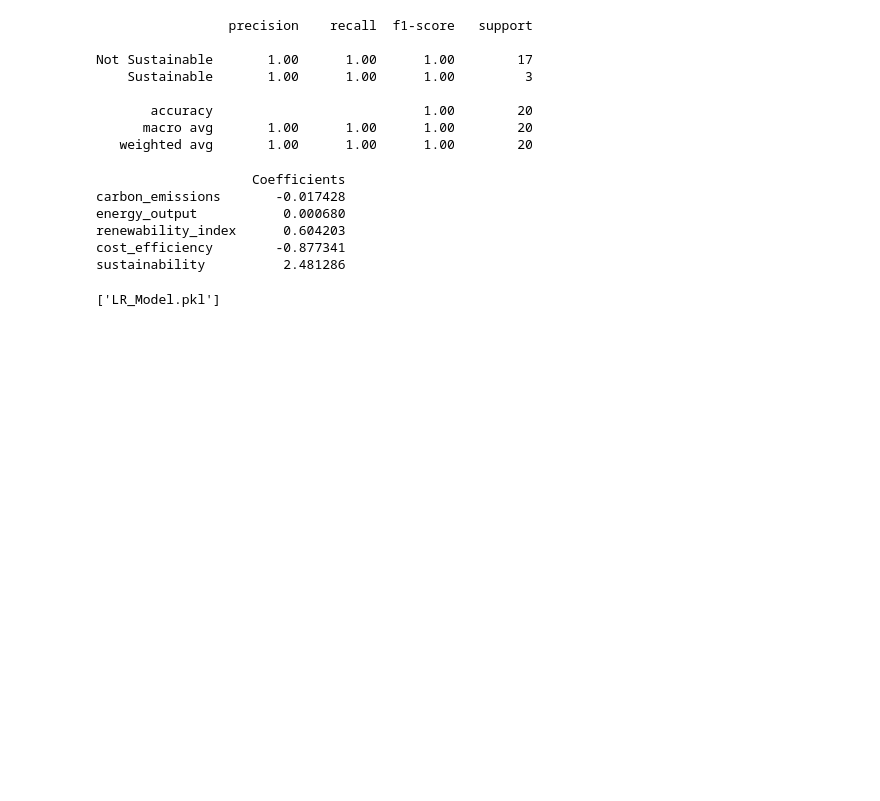
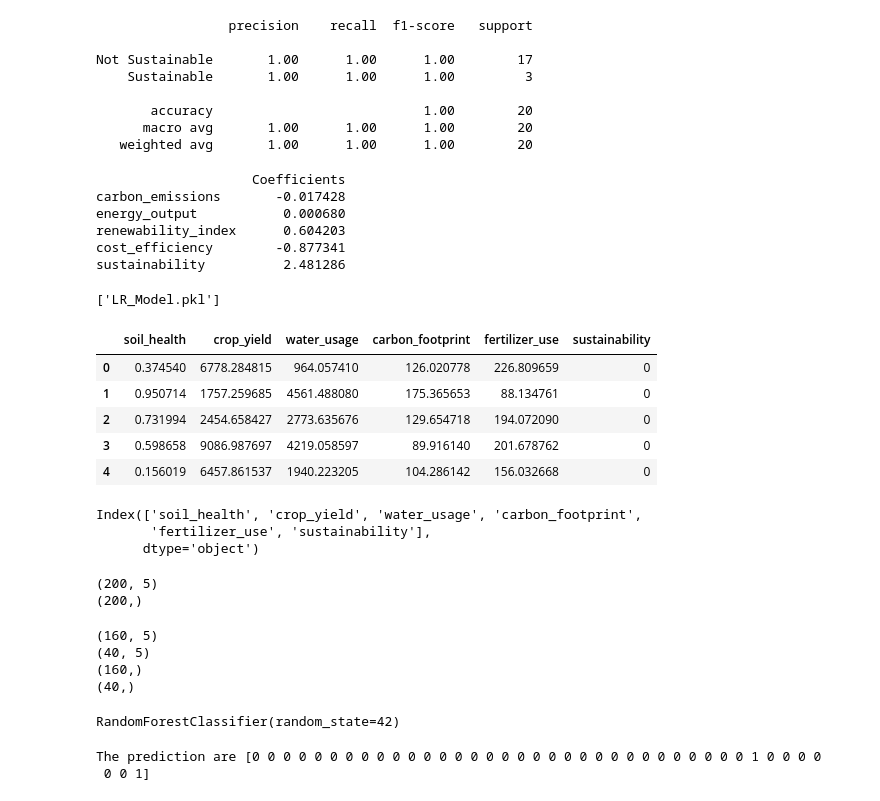
Before and after one commit to Sparky7915/Skill4Future, a Jupyter notebook: ML.ipynb, the cells around one changed output. Cells and saved outputs as stored; diff of their text form; code cells hidden in the pictures; blank space fills up the shorter version.

```diff
--- a/ML.ipynb
+++ b/ML.ipynb
@@ -390,0 +396,57 @@ joblib.dump(model,'LR_Model.pkl')
+# %%
+# Load the dataset
+df = pd.read_csv('agricultural sustainability.csv')
+df.head()
+# %% [output]
+|  | soil_health | crop_yield | water_usage | carbon_footprint | fertilizer_use | sustainability |
+| 0 | 0.374540 | 6778.284815 | 964.057410 | 126.020778 | 226.809659 | 0 |
+| 1 | 0.950714 | 1757.259685 | 4561.488080 | 175.365653 | 88.134761 | 0 |
+| 2 | 0.731994 | 2454.658427 | 2773.635676 | 129.654718 | 194.072090 | 0 |
+| 3 | 0.598658 | 9086.987697 | 4219.058597 | 89.916140 | 201.678762 | 0 |
+| 4 | 0.156019 | 6457.861537 | 1940.223205 | 104.286142 | 156.032668 | 0 |
+# %%
+# Cols
+df.columns
+# %% [output]
+Index(['soil_health', 'crop_yield', 'water_usage', 'carbon_footprint',
+       'fertilizer_use', 'sustainability'],
+      dtype='object')
+# %%
+# Feature collection
+X = df[['soil_health','crop_yield','water_usage','carbon_footprint',
+       'fertilizer_use',]]
+y = df['sustainability']
+print(X.shape)
+print(y.shape)
+# %% [output]
+(200, 5)
+(200,)
+# %%
+# Split the dataset
+
+X_train , X_test , y_train , y_test = train_test_split (X,y,test_size=0.2,random_state=42)
+
+print(X_train.shape)
+print(X_test.shape)
+print(y_train.shape)
+print(y_test.shape)
+# %% [output]
+(160, 5)
+(40, 5)
+(160,)
+(40,)
+# %%
+# Initialize the model and training
+from sklearn.ensemble import RandomForestClassifier
+model = RandomForestClassifier(n_estimators=100,random_state=42)
+# Train
+model.fit(X_train,y_train)
+# %% [output]
+RandomForestClassifier(random_state=42)
+# %%
+# Predict
+y_pred = model.predict(X_test)
+print('The prediction are',y_pred)
+# %% [output]
+The prediction are [0 0 0 0 0 0 0 0 0 0 0 0 0 0 0 0 0 0 0 0 0 0 0 0 0 0 0 0 0 0 0 0 1 0 0 0 0
+ 0 0 1]
```
Also changed, not shown: parts of 5 cells of this notebook, 1 other file.
